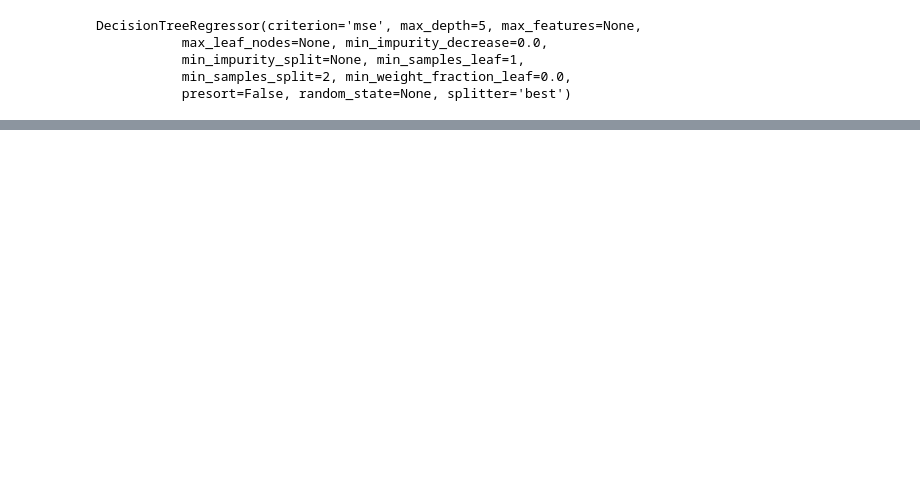
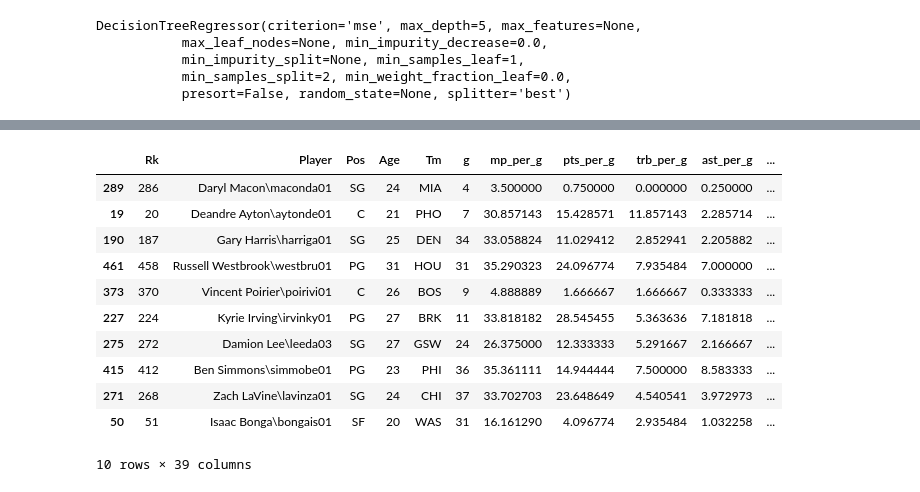
Before and after one commit to MartaMBenedito/TFM_Breeds_Dog, a Jupyter notebook: nba_mvp.ipynb, the cells around one changed output, grey strips where cells are left out. Drawn from its saved outputs; the diff is of its cells as text; code cells hidden in the pictures; blank space fills up the shorter version.

Commit message:
20200108 Predict with player target
Ejecutamos el modelo entrenado con las estadisticas de los jugadores de la temporada actual sin etiquetar
Obtenemos los resultados

```diff
--- a/nba_mvp.ipynb
+++ b/nba_mvp.ipynb
@@ -501,0 +611,17 @@ np.sqrt(mean_squared_error(y_test,MVP_DTR.predict(X_test)))
+# %%
+player_stat = pd.read_csv('Data/NBA Players Stats 2019 20.csv', sep=';',header=0)
+# %%
+player_stat.sample(10)
+# %% [output]
+|  | Rk | Player | Pos | Age | Tm | g | mp_per_g | pts_per_g | trb_per_g | ast_per_g | ... |
+| 289 | 286 | Daryl Macon\maconda01 | SG | 24 | MIA | 4 | 3.500000 | 0.750000 | 0.000000 | 0.250000 | ... |
+| 19 | 20 | Deandre Ayton\aytonde01 | C | 21 | PHO | 7 | 30.857143 | 15.428571 | 11.857143 | 2.285714 | ... |
+| 190 | 187 | Gary Harris\harriga01 | SG | 25 | DEN | 34 | 33.058824 | 11.029412 | 2.852941 | 2.205882 | ... |
+| 461 | 458 | Russell Westbrook\westbru01 | PG | 31 | HOU | 31 | 35.290323 | 24.096774 | 7.935484 | 7.000000 | ... |
+| 373 | 370 | Vincent Poirier\poirivi01 | C | 26 | BOS | 9 | 4.888889 | 1.666667 | 1.666667 | 0.333333 | ... |
+| 227 | 224 | Kyrie Irving\irvinky01 | PG | 27 | BRK | 11 | 33.818182 | 28.545455 | 5.363636 | 7.181818 | ... |
+| 275 | 272 | Damion Lee\leeda03 | SG | 27 | GSW | 24 | 26.375000 | 12.333333 | 5.291667 | 2.166667 | ... |
+| 415 | 412 | Ben Simmons\simmobe01 | PG | 23 | PHI | 36 | 35.361111 | 14.944444 | 7.500000 | 8.583333 | ... |
+| 271 | 268 | Zach LaVine\lavinza01 | SG | 24 | CHI | 37 | 33.702703 | 23.648649 | 4.540541 | 3.972973 | ... |
+| 50 | 51 | Isaac Bonga\bongais01 | SF | 20 | WAS | 31 | 16.161290 | 4.096774 | 2.935484 | 1.032258 | ... |
+10 rows × 39 columns
```
Also changed, not shown: parts of 66 cells of this notebook, 1 other file.
